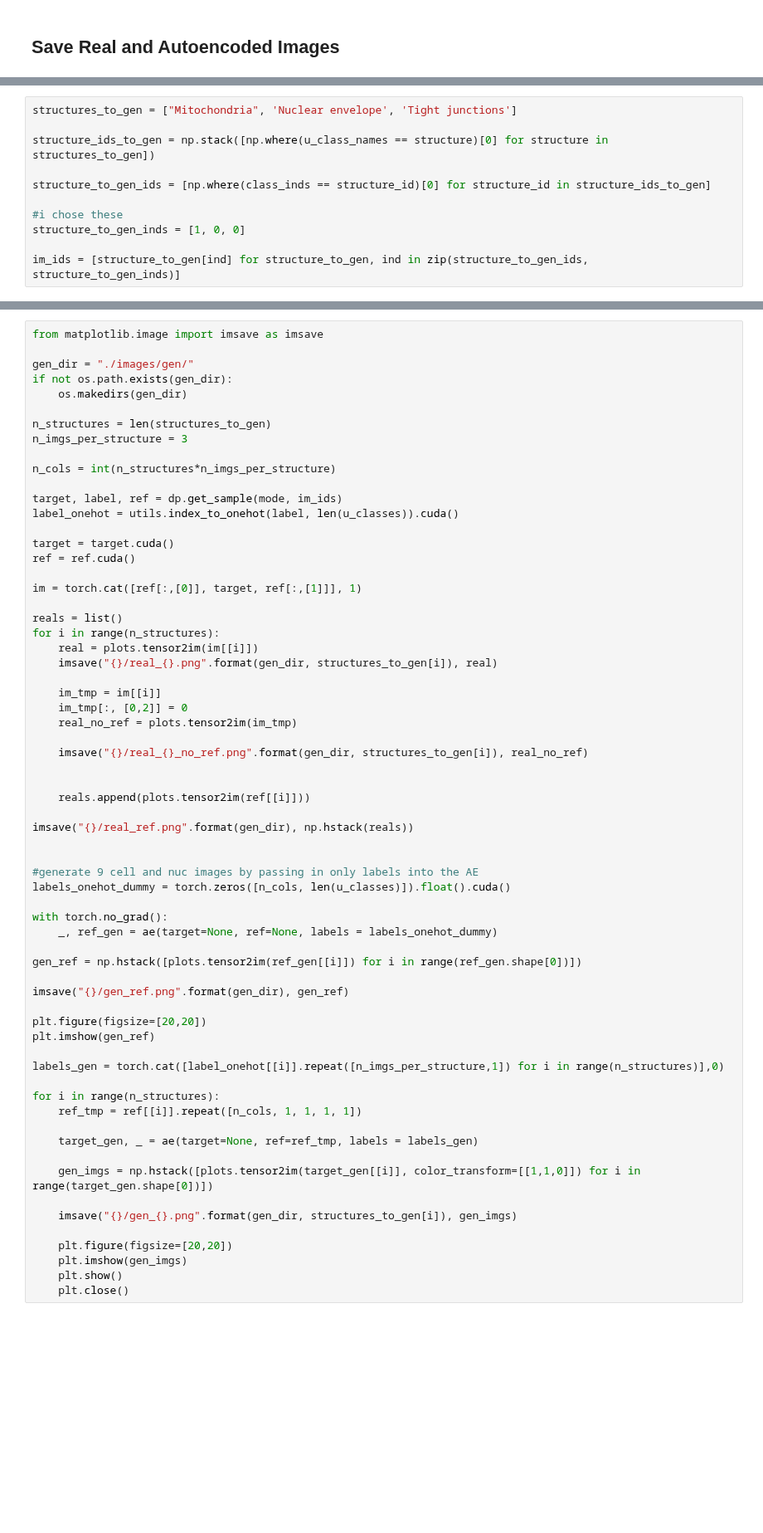
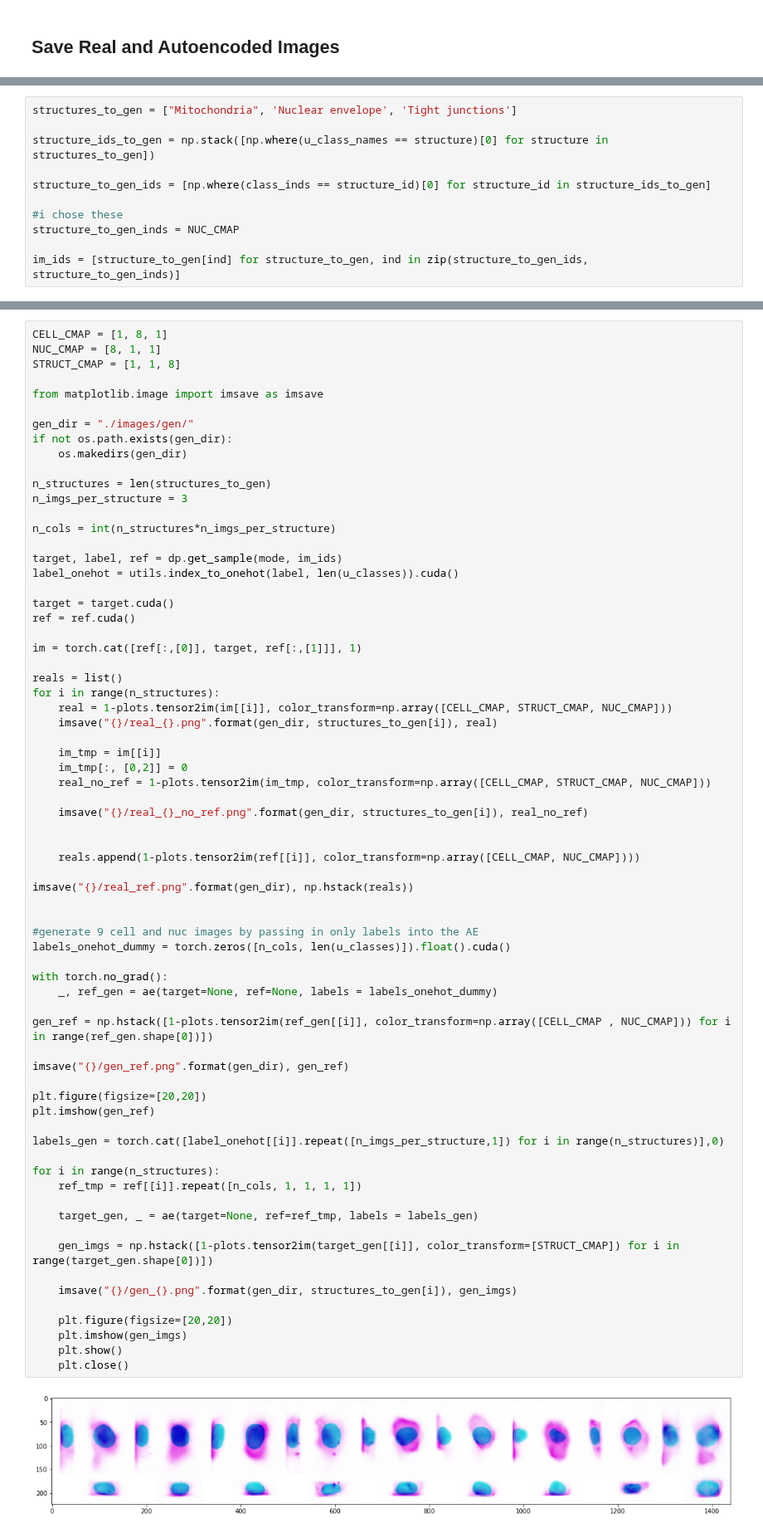
Before and after one commit to AllenCellModeling/pytorch_integrated_cell, a Jupyter notebook: examples/paper_plos_2020/6_3D_cell_mage_printing.ipynb, the cells around one changed output, grey strips where cells are left out. Shown at 83% size. Cells and saved outputs as stored; diff of their text form; blank space fills up the shorter version.

```diff
--- a/examples/paper_plos_2020/6_3D_cell_mage_printing.ipynb
+++ b/examples/paper_plos_2020/6_3D_cell_mage_printing.ipynb
@@ -121,6 +129,6 @@ structure_ids_to_gen = np.stack([np.where(u_class_names == structure)[0] for str
 structure_to_gen_ids = [np.where(class_inds == structure_id)[0] for structure_id in structure_ids_to_gen]
 
 #i chose these
-structure_to_gen_inds = [1, 0, 0]
+structure_to_gen_inds = NUC_CMAP
 
 im_ids = [structure_to_gen[ind] for structure_to_gen, ind in zip(structure_to_gen_ids, structure_to_gen_inds)]
@@ -129,4 +135,8 @@ torch.zeros([9, len(u_classes)]).float().cuda()
 # %%
+CELL_CMAP = [1, 8, 1]
+NUC_CMAP = [8, 1, 1]
+STRUCT_CMAP = [1, 1, 8]
+
 from matplotlib.image import imsave as imsave
 
 gen_dir = "./images/gen/"
@@ -148,46 +158,48 @@ im = torch.cat([ref[:,[0]], target, ref[:,[1]]], 1)
 
 reals = list()
 for i in range(n_structures):
-    real = plots.tensor2im(im[[i]])
+    real = 1-plots.tensor2im(im[[i]], color_transform=np.array([CELL_CMAP, STRUCT_CMAP, NUC_CMAP]))
     imsave("{}/real_{}.png".format(gen_dir, structures_to_gen[i]), real)
 
     im_tmp = im[[i]]
     im_tmp[:, [0,2]] = 0
-    real_no_ref = plots.tensor2im(im_tmp)
+    real_no_ref = 1-plots.tensor2im(im_tmp, color_transform=np.array([CELL_CMAP, STRUCT_CMAP, NUC_CMAP]))
 
     imsave("{}/real_{}_no_ref.png".format(gen_dir, structures_to_gen[i]), real_no_ref)
 
 
-    reals.append(plots.tensor2im(ref[[i]]))
+    reals.append(1-plots.tensor2im(ref[[i]], color_transform=np.array([CELL_CMAP, NUC_CMAP])))
 
 imsave("{}/real_ref.png".format(gen_dir), np.hstack(reals))
 
 
 #generate 9 cell and nuc images by passing in only labels into the AE
 labels_onehot_dummy = torch.zeros([n_cols, len(u_classes)]).float().cuda()
 
 with torch.no_grad():
     _, ref_gen = ae(target=None, ref=None, labels = labels_onehot_dummy)
 
-gen_ref = np.hstack([plots.tensor2im(ref_gen[[i]]) for i in range(ref_gen.shape[0])])
+gen_ref = np.hstack([1-plots.tensor2im(ref_gen[[i]], color_transform=np.array([CELL_CMAP , NUC_CMAP])) for i in range(ref_gen.shape[0])])
 
 imsave("{}/gen_ref.png".format(gen_dir), gen_ref)
 
 plt.figure(figsize=[20,20])
 plt.imshow(gen_ref)
 
 labels_gen = torch.cat([label_onehot[[i]].repeat([n_imgs_per_structure,1]) for i in range(n_structures)],0)
 
 for i in range(n_structures):
     ref_tmp = ref[[i]].repeat([n_cols, 1, 1, 1, 1])
 
     target_gen, _ = ae(target=None, ref=ref_tmp, labels = labels_gen)
 
-    gen_imgs = np.hstack([plots.tensor2im(target_gen[[i]], color_transform=[[1,1,0]]) for i in range(target_gen.shape[0])])
+    gen_imgs = np.hstack([1-plots.tensor2im(target_gen[[i]], color_transform=[STRUCT_CMAP]) for i in range(target_gen.shape[0])])
 
     imsave("{}/gen_{}.png".format(gen_dir, structures_to_gen[i]), gen_imgs)
 
     plt.figure(figsize=[20,20])
     plt.imshow(gen_imgs)
     plt.show()
     plt.close()
+# %% [output]
+[figure, added]
```
Also changed, not shown: parts of 5 cells of this notebook, 27 other files.
